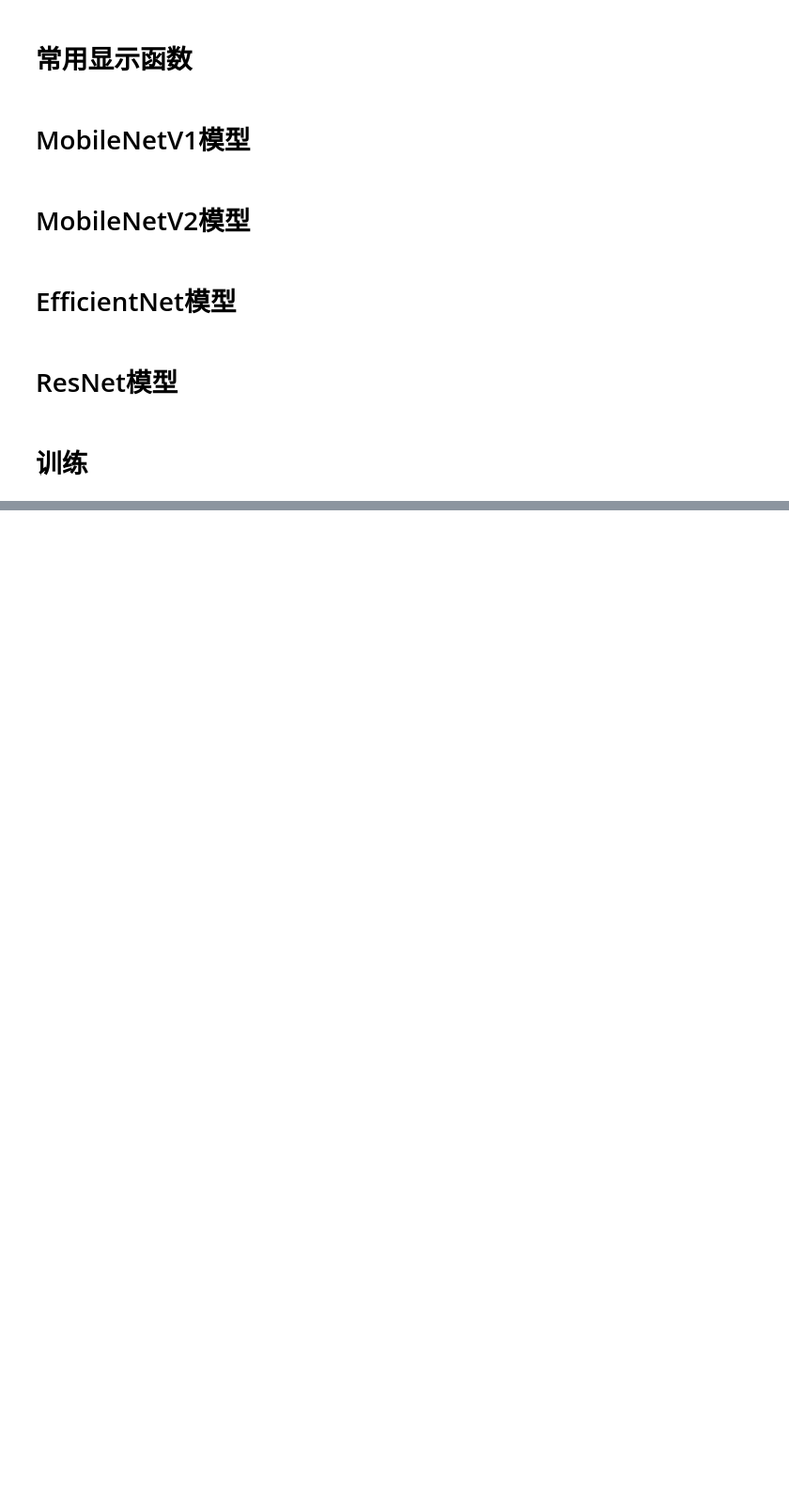
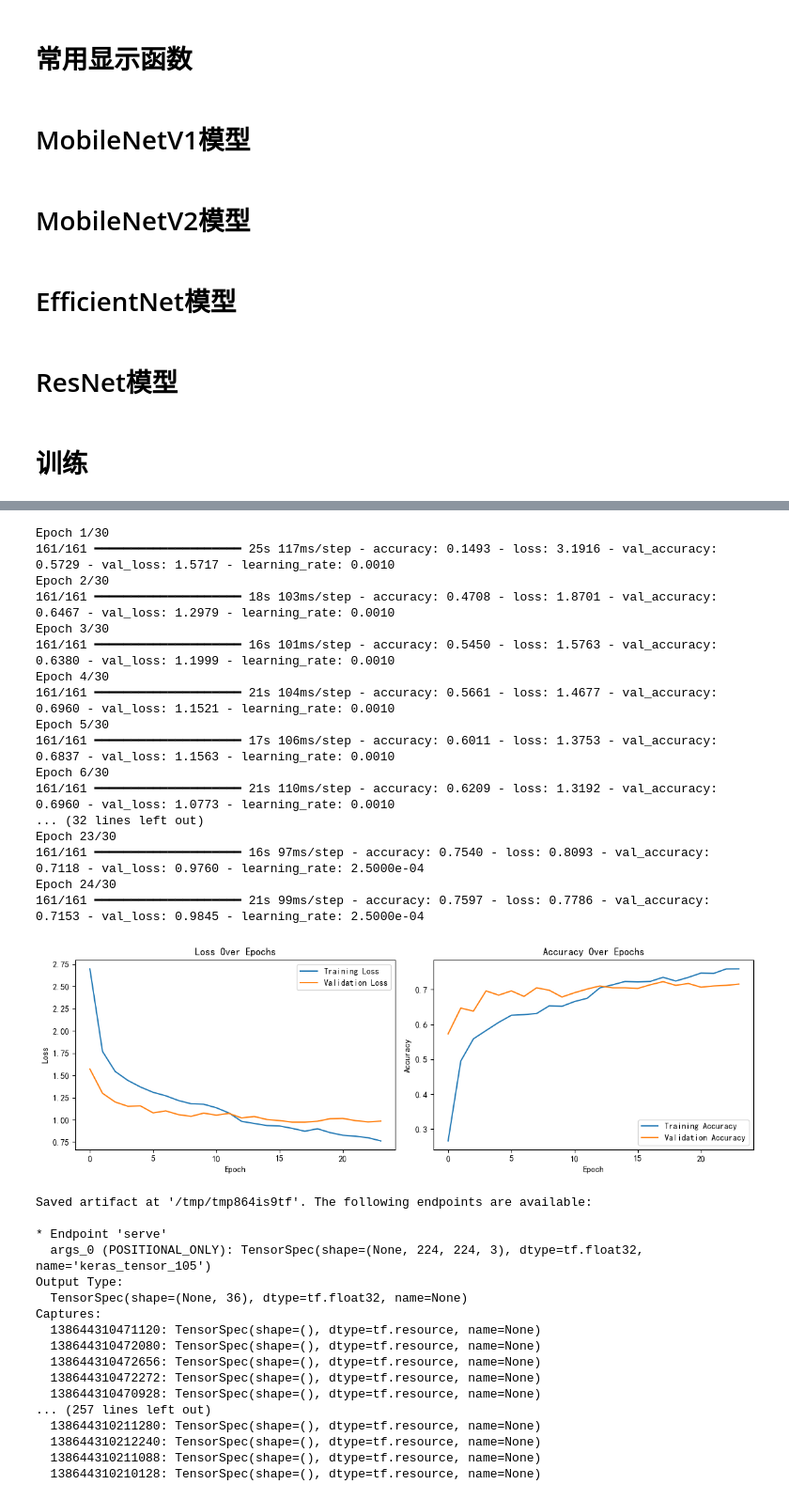
Before and after one commit to caijihuize/Mushroom_Classification, a Jupyter notebook: step2_dataClean.ipynb, the cells around one changed output, grey strips where cells are left out. Shown at 94% size. Saved outputs shown, nothing was run; the diff lists cells and outputs as text; code cells hidden in the pictures; blank space fills up the shorter version.

```diff
--- a/step2_dataClean.ipynb
+++ b/step2_dataClean.ipynb
@@ -482,8 +521,9 @@ def get_MobileNetV2():
   # 添加自定义顶层分类器
   x = pre_trained_model(x)
   x = tf.keras.layers.GlobalAveragePooling2D()(x)
+  x = tf.keras.layers.Dropout(0.5)(x)
+  x = tf.keras.layers.Dense(128, activation='relu')(x)
   x = tf.keras.layers.Dense(256, activation='relu')(x)
-  #x = Dropout(0.5)(x)
   predictions = tf.keras.layers.Dense(len(class_names), activation='softmax')(x)
 
   # 构建最终模型
@@ -582,0 +637,40 @@ MobileNetV2 = get_MobileNetV2()
+# %%
+MobileNetV2 = get_MobileNetV2()
+show_history(train_model(MobileNetV2))
+quantize_and_convert_to_tflite(MobileNetV2, "MobileNetV2.tflite")
+# %% [output]
+Epoch 1/30
+161/161 ━━━━━━━━━━━━━━━━━━━━ 25s 117ms/step - accuracy: 0.1493 - loss: 3.1916 - val_accuracy: 0.5729 - val_loss: 1.5717 - learning_rate: 0.0010
+Epoch 2/30
+161/161 ━━━━━━━━━━━━━━━━━━━━ 18s 103ms/step - accuracy: 0.4708 - loss: 1.8701 - val_accuracy: 0.6467 - val_loss: 1.2979 - learning_rate: 0.0010
+Epoch 3/30
+161/161 ━━━━━━━━━━━━━━━━━━━━ 16s 101ms/step - accuracy: 0.5450 - loss: 1.5763 - val_accuracy: 0.6380 - val_loss: 1.1999 - learning_rate: 0.0010
+Epoch 4/30
+161/161 ━━━━━━━━━━━━━━━━━━━━ 21s 104ms/step - accuracy: 0.5661 - loss: 1.4677 - val_accuracy: 0.6960 - val_loss: 1.1521 - learning_rate: 0.0010
+Epoch 5/30
+161/161 ━━━━━━━━━━━━━━━━━━━━ 17s 106ms/step - accuracy: 0.6011 - loss: 1.3753 - val_accuracy: 0.6837 - val_loss: 1.1563 - learning_rate: 0.0010
+Epoch 6/30
+161/161 ━━━━━━━━━━━━━━━━━━━━ 21s 110ms/step - accuracy: 0.6209 - loss: 1.3192 - val_accuracy: 0.6960 - val_loss: 1.0773 - learning_rate: 0.0010
+... (32 lines left out)
+Epoch 23/30
+161/161 ━━━━━━━━━━━━━━━━━━━━ 16s 97ms/step - accuracy: 0.7540 - loss: 0.8093 - val_accuracy: 0.7118 - val_loss: 0.9760 - learning_rate: 2.5000e-04
+Epoch 24/30
+161/161 ━━━━━━━━━━━━━━━━━━━━ 21s 99ms/step - accuracy: 0.7597 - loss: 0.7786 - val_accuracy: 0.7153 - val_loss: 0.9845 - learning_rate: 2.5000e-04
+[figure, added]
+Saved artifact at '/tmp/tmp864is9tf'. The following endpoints are available:
+
+* Endpoint 'serve'
+  args_0 (POSITIONAL_ONLY): TensorSpec(shape=(None, 224, 224, 3), dtype=tf.float32, name='keras_tensor_105')
+Output Type:
+  TensorSpec(shape=(None, 36), dtype=tf.float32, name=None)
+Captures:
+  138644310471120: TensorSpec(shape=(), dtype=tf.resource, name=None)
+  138644310472080: TensorSpec(shape=(), dtype=tf.resource, name=None)
+  138644310472656: TensorSpec(shape=(), dtype=tf.resource, name=None)
+  138644310472272: TensorSpec(shape=(), dtype=tf.resource, name=None)
+  138644310470928: TensorSpec(shape=(), dtype=tf.resource, name=None)
+... (257 lines left out)
+  138644310211280: TensorSpec(shape=(), dtype=tf.resource, name=None)
+  138644310212240: TensorSpec(shape=(), dtype=tf.resource, name=None)
+  138644310211088: TensorSpec(shape=(), dtype=tf.resource, name=None)
+  138644310210128: TensorSpec(shape=(), dtype=tf.resource, name=None)
```
Also changed, not shown: parts of 17 cells of this notebook.
